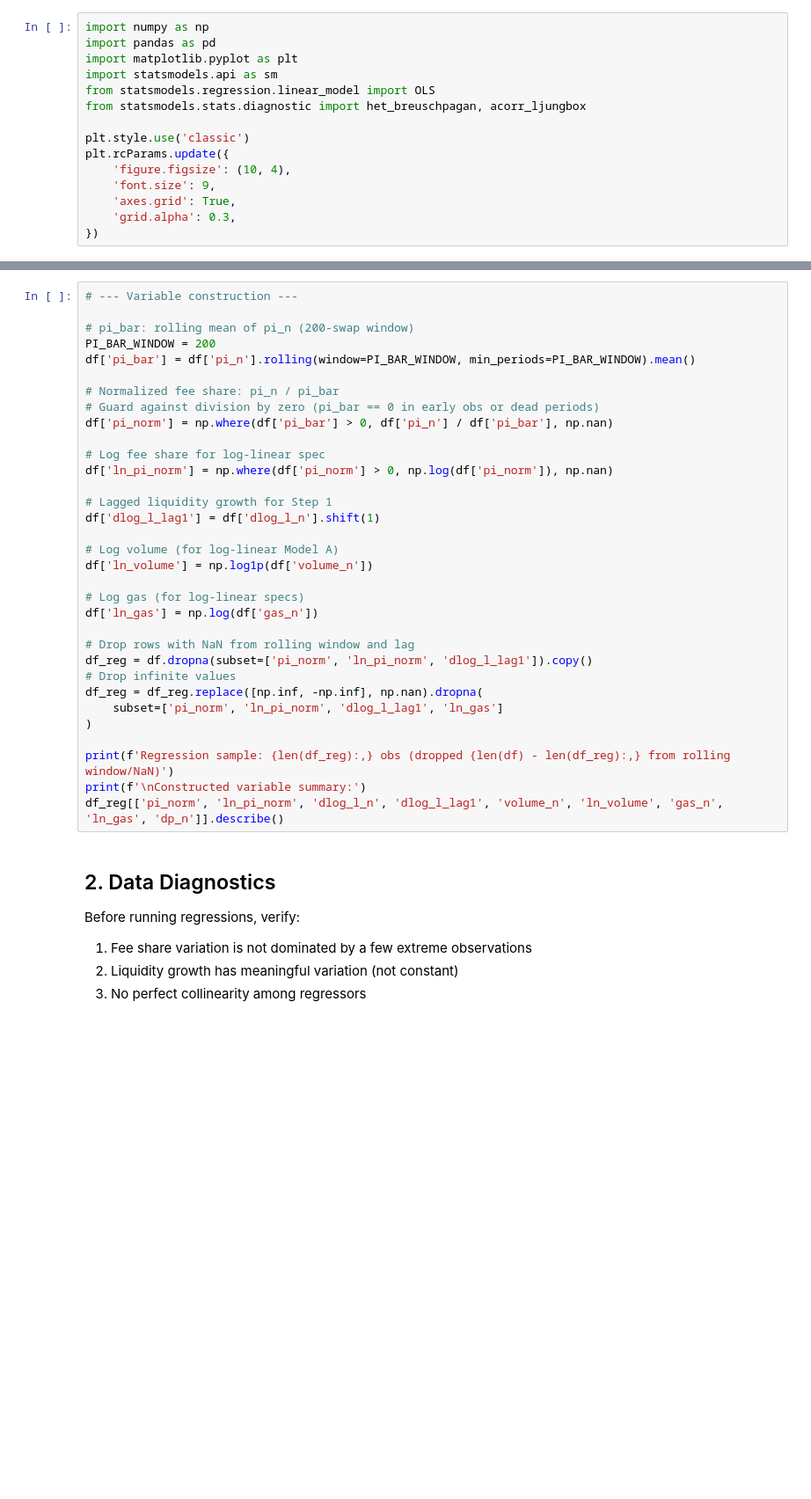
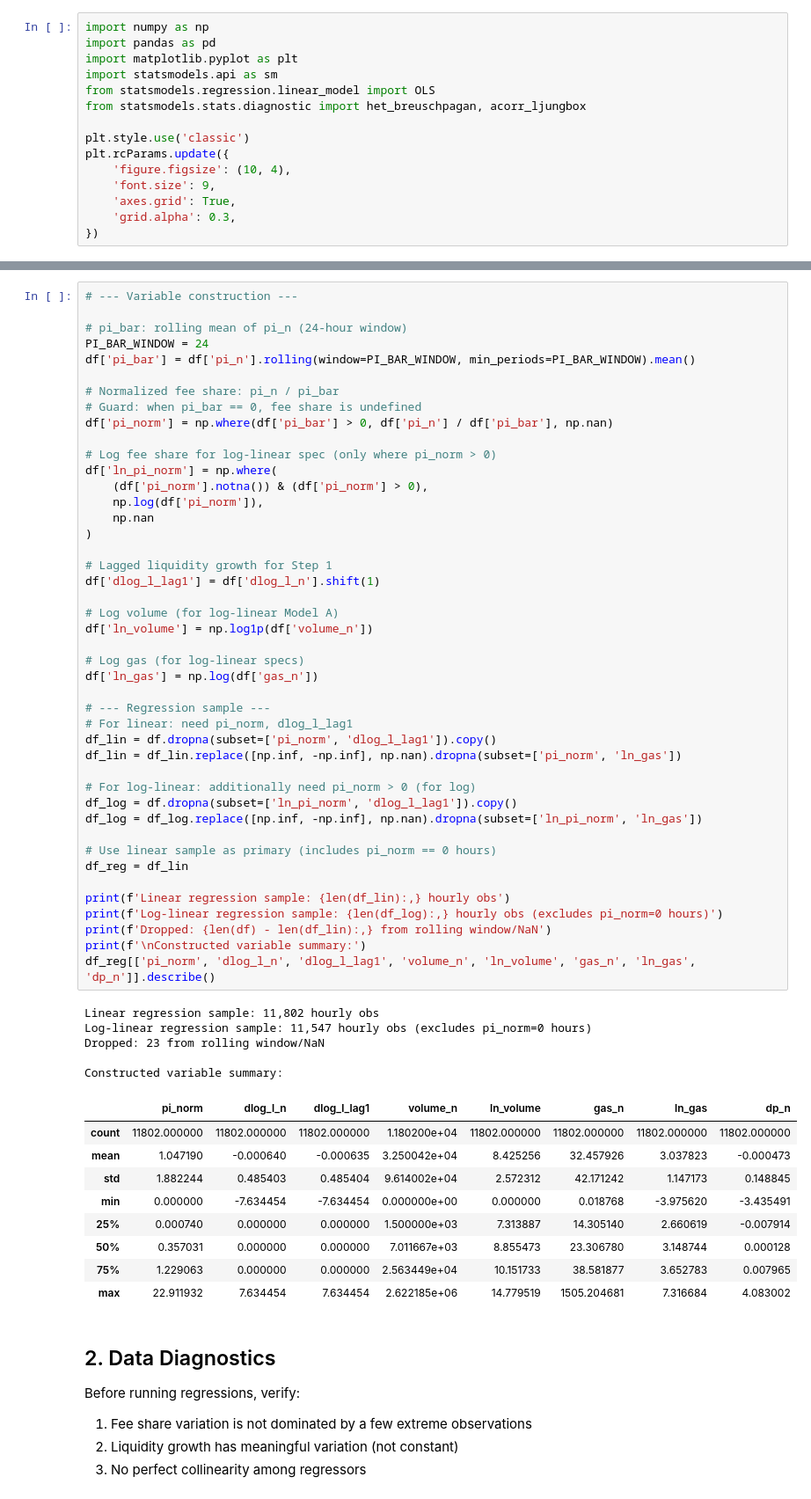
Before and after one commit to wvs-finance/ThetaSwap-research, a Jupyter notebook: notebooks/liquiditySupplyModelSimplest.ipynb, the cells around one changed output, grey strips where cells are left out. Shown at 88% size. Cells and saved outputs as stored; diff of their text form; blank space fills up the shorter version.

```diff
--- a/notebooks/liquiditySupplyModelSimplest.ipynb
+++ b/notebooks/liquiditySupplyModelSimplest.ipynb
@@ -55,36 +127,62 @@ Using a 200-swap rolling mean. This is a sensitivity parameter — we test 100 a
 # %%
 # --- Variable construction ---
 
-# pi_bar: rolling mean of pi_n (200-swap window)
-PI_BAR_WINDOW = 200
+# pi_bar: rolling mean of pi_n (24-hour window)
+PI_BAR_WINDOW = 24
 df['pi_bar'] = df['pi_n'].rolling(window=PI_BAR_WINDOW, min_periods=PI_BAR_WINDOW).mean()
 
 # Normalized fee share: pi_n / pi_bar
-# Guard against division by zero (pi_bar == 0 in early obs or dead periods)
+# Guard: when pi_bar == 0, fee share is undefined
 df['pi_norm'] = np.where(df['pi_bar'] > 0, df['pi_n'] / df['pi_bar'], np.nan)
 
-# Log fee share for log-linear spec
-df['ln_pi_norm'] = np.where(df['pi_norm'] > 0, np.log(df['pi_norm']), np.nan)
+# Log fee share for log-linear spec (only where pi_norm > 0)
+df['ln_pi_norm'] = np.where(
+    (df['pi_norm'].notna()) & (df['pi_norm'] > 0),
+    np.log(df['pi_norm']),
+    np.nan
+)
 
 # Lagged liquidity growth for Step 1
 df['dlog_l_lag1'] = df['dlog_l_n'].shift(1)
 
 # Log volume (for log-linear Model A)
 df['ln_volume'] = np.log1p(df['volume_n'])
 
 # Log gas (for log-linear specs)
 df['ln_gas'] = np.log(df['gas_n'])
 
-# Drop rows with NaN from rolling window and lag
-df_reg = df.dropna(subset=['pi_norm', 'ln_pi_norm', 'dlog_l_lag1']).copy()
-# Drop infinite values
-df_reg = df_reg.replace([np.inf, -np.inf], np.nan).dropna(
-    subset=['pi_norm', 'ln_pi_norm', 'dlog_l_lag1', 'ln_gas']
-)
+# --- Regression sample ---
+# For linear: need pi_norm, dlog_l_lag1
+df_lin = df.dropna(subset=['pi_norm', 'dlog_l_lag1']).copy()
+df_lin = df_lin.replace([np.inf, -np.inf], np.nan).dropna(subset=['pi_norm', 'ln_gas'])
 
-print(f'Regression sample: {len(df_reg):,} obs (dropped {len(df) - len(df_reg):,} from rolling window/NaN)')
+# For log-linear: additionally need pi_norm > 0 (for log)
+df_log = df.dropna(subset=['ln_pi_norm', 'dlog_l_lag1']).copy()
+df_log = df_log.replace([np.inf, -np.inf], np.nan).dropna(subset=['ln_pi_norm', 'ln_gas'])
+
+# Use linear sample as primary (includes pi_norm == 0 hours)
+df_reg = df_lin
+
+print(f'Linear regression sample: {len(df_lin):,} hourly obs')
+print(f'Log-linear regression sample: {len(df_log):,} hourly obs (excludes pi_norm=0 hours)')
+print(f'Dropped: {len(df) - len(df_lin):,} from rolling window/NaN')
 print(f'\nConstructed variable summary:')
-df_reg[['pi_norm', 'ln_pi_norm', 'dlog_l_n', 'dlog_l_lag1', 'volume_n', 'ln_volume', 'gas_n', 'ln_gas', 'dp_n']].describe()
+df_reg[['pi_norm', 'dlog_l_n', 'dlog_l_lag1', 'volume_n', 'ln_volume', 'gas_n', 'ln_gas', 'dp_n']].describe()
+# %% [output]
+Linear regression sample: 11,802 hourly obs
+Log-linear regression sample: 11,547 hourly obs (excludes pi_norm=0 hours)
+Dropped: 23 from rolling window/NaN
+
+Constructed variable summary:
+|  | pi_norm | dlog_l_n | dlog_l_lag1 | volume_n | ln_volume | gas_n | ln_gas | dp_n |
+| count | 11802.000000 | 11802.000000 | 11802.000000 | 1.180200e+04 | 11802.000000 | 11802.000000 | 11802.000000 | 11802.000000 |
+| mean | 1.047190 | -0.000640 | -0.000635 | 3.250042e+04 | 8.425256 | 32.457926 | 3.037823 | -0.000473 |
+| std | 1.882244 | 0.485403 | 0.485404 | 9.614002e+04 | 2.572312 | 42.171242 | 1.147173 | 0.148845 |
+| min | 0.000000 | -7.634454 | -7.634454 | 0.000000e+00 | 0.000000 | 0.018768 | -3.975620 | -3.435491 |
+| 25% | 0.000740 | 0.000000 | 0.000000 | 1.500000e+03 | 7.313887 | 14.305140 | 2.660619 | -0.007914 |
+| 50% | 0.357031 | 0.000000 | 0.000000 | 7.011667e+03 | 8.855473 | 23.306780 | 3.148744 | 0.000128 |
+| 75% | 1.229063 | 0.000000 | 0.000000 | 2.563449e+04 | 10.151733 | 38.581877 | 3.652783 | 0.007965 |
+| max | 22.911932 | 7.634454 | 7.634454 | 2.622185e+06 | 14.779519 | 1505.204681 | 7.316684 | 4.083002 |
 # %% [markdown]
 ## 2. Data Diagnostics
 
```
Also changed, not shown: parts of 15 cells of this notebook, 1 other file.
